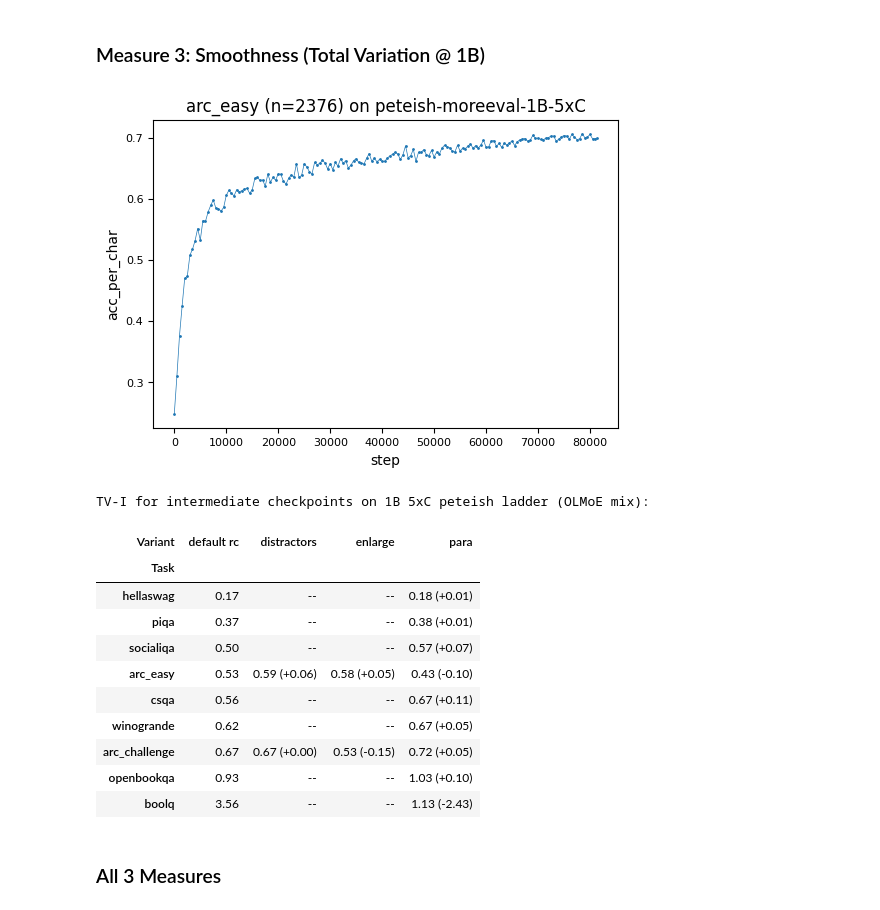
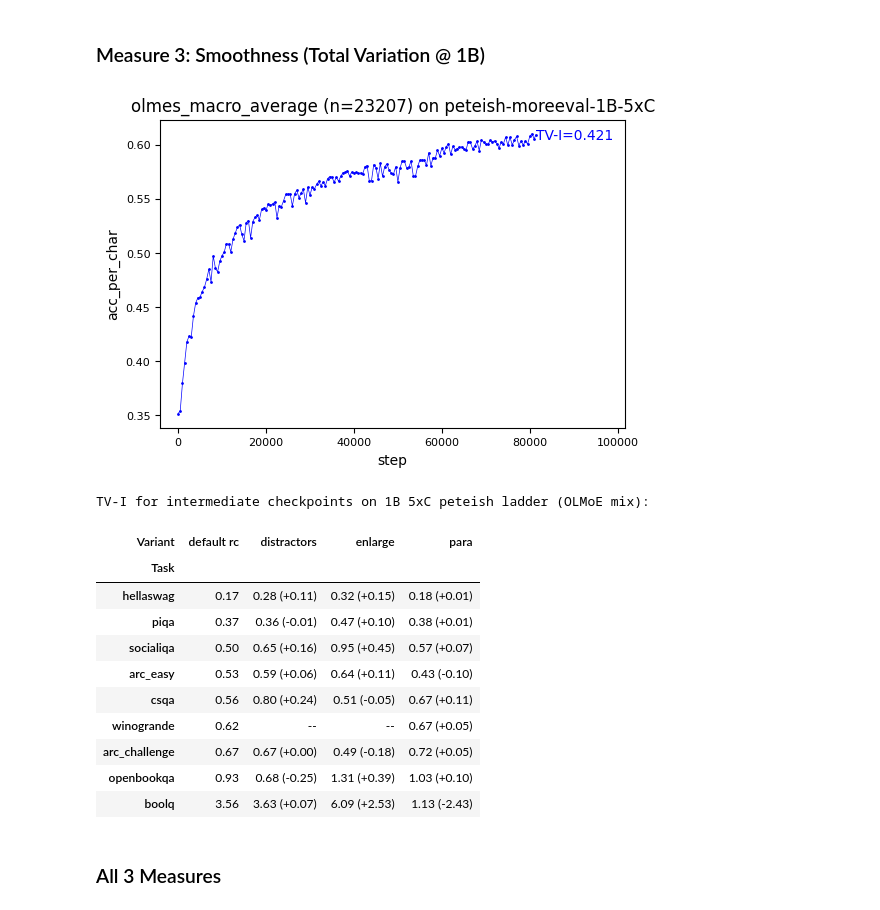
Before and after one commit to davidheineman/new-evals, a Jupyter notebook: analysis/notebooks/measures.ipynb, the cells around one changed output. Cells and saved outputs as stored; diff of their text form; code cells hidden in the pictures.

Commit message:
more tasks in measurse

```diff
--- a/analysis/notebooks/measures.ipynb
+++ b/analysis/notebooks/measures.ipynb
@@ -23,0 +22,11 @@ df = pd.read_parquet(f'{DATA_DIR}/all_aws_predictions.parquet')
+# %%
+# df = pd.read_parquet(f'{DATA_DIR}/all_aws_predictions.parquet.bak') # <- 12/11 only OLMES
+
+COLS = ['step', 'model', 'task', 'mix', 'size', 'token_ratio', 'native_id']
+COLS += ['acc_per_char', 'logits_per_byte', 'correct_choice'] # accuracy benchmarks
+# COLS += ['exact_match', 'f1'] # generation benchmarks
+# exact_match_simple, recall
+
+df = pd.read_parquet(f'{DATA_DIR}/all_aws_predictions.parquet', columns=COLS)
+
+print(f'Loaded {len(df):,} instance predictions')
@@ -41,6 +52,38 @@ print(MIXES)
 # %%
 # models, scores = get_nd_array(df, 'model', 'acc_per_char', task='arc_challenge:distractors')
 # models, scores = get_nd_array(df, ['model', 'mix'], 'acc_per_char', task='arc_challenge:distractors')
+# %%
+# OLMES Classic Tasks
+from utils.constants_tasks import RC_TASKS_OLMES, PARA_TASKS_OLMES, ENLARGE_TASKS_OLMES, DISTRACTORS_TASKS_OLMES
+
+# OLMES Gen Tasks
+from utils.constants_tasks import GEN_TASKS_OLMES, GEN_TASKS_OLMES_PERTURB_RC
+
+# CoT tasks (mainly Tulu tasks)
+from utils.constants_tasks import AGI_EVAL_MC, AGI_EVAL_COT
+from utils.constants_tasks import MMLU_PRO_MC, MMLU_PRO_RC, MMLU_PRO_COT
+from utils.constants_tasks import MINERVA_MC, MINERVA_COT
+from utils.constants_tasks import BBH_MC, BBH_COT
+from utils.constants_tasks import PERTURB_COT_TASKS
+
+def task_tag(task_name):
+    return task_name.split('::')[0].replace(':rc', '')
+
+# Select task set
+selected_tasks = RC_TASKS_OLMES + PARA_TASKS_OLMES + ENLARGE_TASKS_OLMES + DISTRACTORS_TASKS_OLMES
+# selected_tasks = MC_TASKS_COPY_COLORS
+# selected_tasks = GEN_TASKS_OLMES + GEN_TASKS_OLMES_PERTURB_RC
+# selected_tasks = AGI_EVAL_MC + AGI_EVAL_COT + MMLU_PRO_MC + MMLU_PRO_RC + MMLU_PRO_COT + MINERVA_COT + BBH_MC + BBH_COT + PERTURB_COT_TASKS
+
+TASKS = [task_tag(task) for task in selected_tasks]
+
+TASKS = [task for task in TASKS if 'mmlu_' not in task]
+
+# Get task suites
+olmes = [task_tag(task) for task in RC_TASKS_OLMES if 'mmlu_' not in task]
+
+# TODO: Add olmes_avg and it's variants to TASKS
+# TODO: Add mmlu macro avg as a single task!
 # %% [markdown]
 ### Measure 1: Predictability (Rel Error @ 7B)
 # %%
@@ -229,15 +274,15 @@ from stats import compute_total_variation
 # %%
 fig, axes = plt.subplots(1, 1, figsize=(6, 4), squeeze=False)
 
 tv_results, _ = compute_total_variation(
     df,
-    tasks=['arc_easy'],
+    tasks=[olmes],
     models='peteish-moreeval-1B-5xC',
     metric='acc_per_char',
     ax=axes[0][0]
 )
 # %% [output]
-[figure, old version]
+[figure, new version]
 # %%
 tv_results, _ = compute_total_variation(
     df,
@@ -252,15 +297,15 @@ display_task_variants(tv_results, key='total_variation', as_prct=False, inverse=
 TV-I for intermediate checkpoints on 1B 5xC peteish ladder (OLMoE mix):
 | Variant | default rc | distractors | enlarge | para |
 | Task |  |  |  |  |
-| hellaswag | 0.17 | -- | -- | 0.18 (+0.01) |
-| piqa | 0.37 | -- | -- | 0.38 (+0.01) |
-| socialiqa | 0.50 | -- | -- | 0.57 (+0.07) |
-| arc_easy | 0.53 | 0.59 (+0.06) | 0.58 (+0.05) | 0.43 (-0.10) |
-| csqa | 0.56 | -- | -- | 0.67 (+0.11) |
+| hellaswag | 0.17 | 0.28 (+0.11) | 0.32 (+0.15) | 0.18 (+0.01) |
+| piqa | 0.37 | 0.36 (-0.01) | 0.47 (+0.10) | 0.38 (+0.01) |
+| socialiqa | 0.50 | 0.65 (+0.16) | 0.95 (+0.45) | 0.57 (+0.07) |
+| arc_easy | 0.53 | 0.59 (+0.06) | 0.64 (+0.11) | 0.43 (-0.10) |
+| csqa | 0.56 | 0.80 (+0.24) | 0.51 (-0.05) | 0.67 (+0.11) |
 | winogrande | 0.62 | -- | -- | 0.67 (+0.05) |
-| arc_challenge | 0.67 | 0.67 (+0.00) | 0.53 (-0.15) | 0.72 (+0.05) |
-| openbookqa | 0.93 | -- | -- | 1.03 (+0.10) |
-| boolq | 3.56 | -- | -- | 1.13 (-2.43) |
+| arc_challenge | 0.67 | 0.67 (+0.00) | 0.49 (-0.18) | 0.72 (+0.05) |
+| openbookqa | 0.93 | 0.68 (-0.25) | 1.31 (+0.39) | 1.03 (+0.10) |
+| boolq | 3.56 | 3.63 (+0.07) | 6.09 (+2.53) | 1.13 (-2.43) |
 # %% [markdown]
 ### All 3 Measures
 # %%
```
Also changed, not shown: parts of 20 cells of this notebook.
